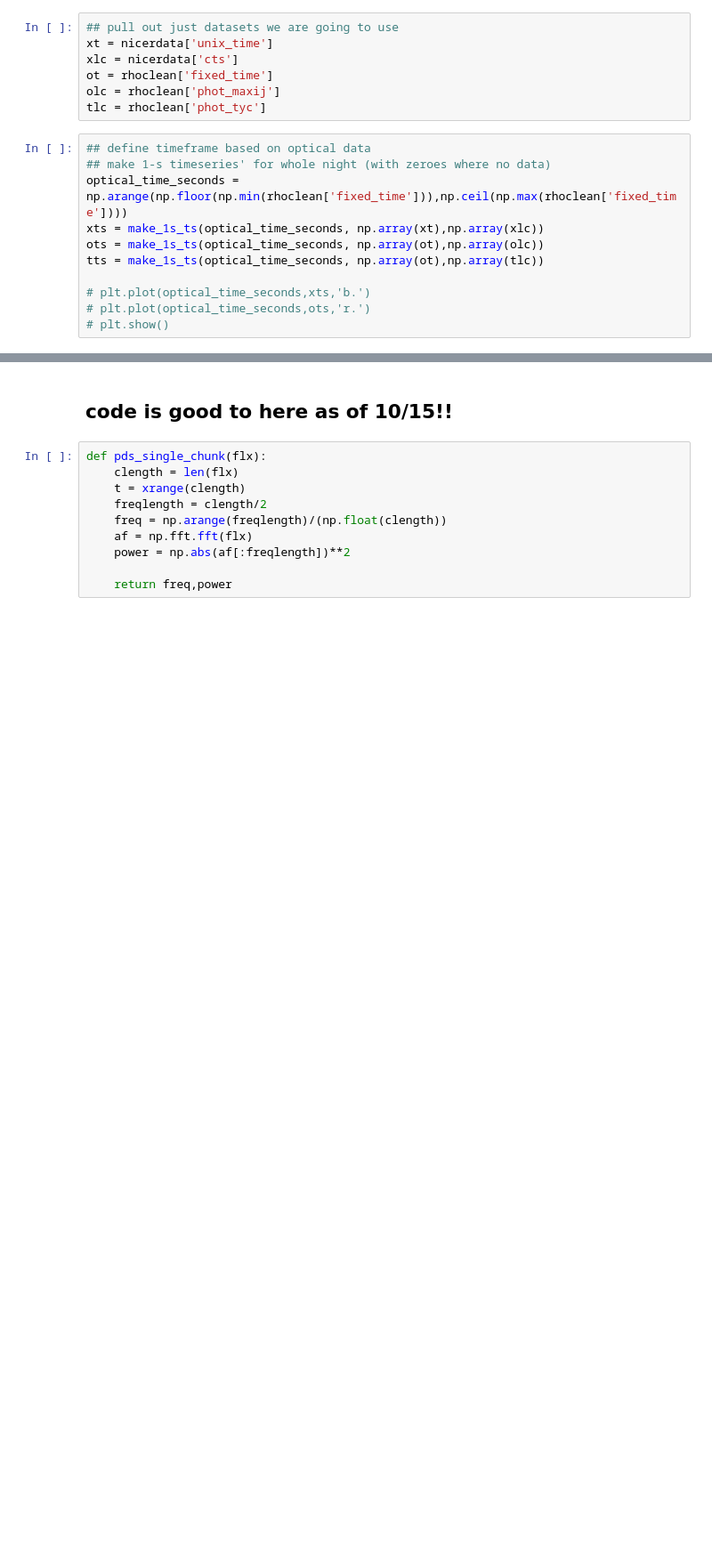
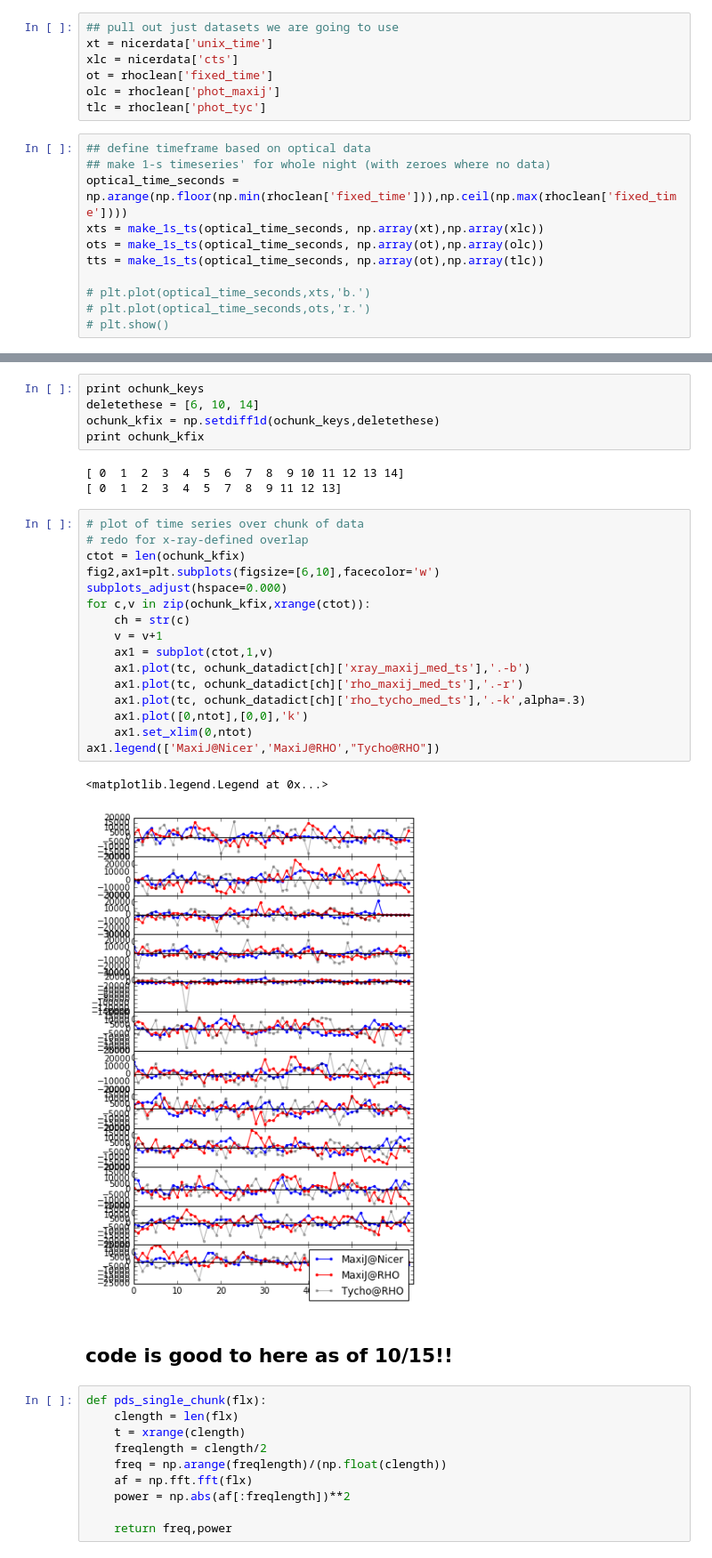
Before and after one commit to ajlemma/maxij, a Jupyter notebook: crosspower_redo_analysis_nov19_prettygood.ipynb, the cells around one changed output, grey strips where cells are left out. Shown at 89% size. Saved outputs shown, nothing was run; the diff lists cells and outputs as text; blank space fills up the shorter version.

```diff
--- a/crosspower_redo_analysis_nov19_prettygood.ipynb
+++ b/crosspower_redo_analysis_nov19_prettygood.ipynb
@@ -247,3 +418,30 @@ ax1.legend(['MaxiJ@Nicer','MaxiJ@RHO',"Tycho@RHO"])
+# %%
+print ochunk_keys
+deletethese = [6, 10, 14]
+ochunk_kfix = np.setdiff1d(ochunk_keys,deletethese)
+print ochunk_kfix
+# %% [output]
+[ 0  1  2  3  4  5  6  7  8  9 10 11 12 13 14]
+[ 0  1  2  3  4  5  7  8  9 11 12 13]
+# %%
+# plot of time series over chunk of data
+# redo for x-ray-defined overlap
+ctot = len(ochunk_kfix)
+fig2,ax1=plt.subplots(figsize=[6,10],facecolor='w')
+subplots_adjust(hspace=0.000)
+for c,v in zip(ochunk_kfix,xrange(ctot)):
+    ch = str(c)
+    v = v+1
+    ax1 = subplot(ctot,1,v)
+    ax1.plot(tc, ochunk_datadict[ch]['xray_maxij_med_ts'],'.-b')
+    ax1.plot(tc, ochunk_datadict[ch]['rho_maxij_med_ts'],'.-r')
+    ax1.plot(tc, ochunk_datadict[ch]['rho_tycho_med_ts'],'.-k',alpha=.3)
+    ax1.plot([0,ntot],[0,0],'k')
+    ax1.set_xlim(0,ntot)
+ax1.legend(['MaxiJ@Nicer','MaxiJ@RHO',"Tycho@RHO"])
+# %% [output]
+<matplotlib.legend.Legend at 0x...>
+[figure, added]
 # %% [markdown]
 ## code is good to here as of 10/15!!
 # %%
```
Also changed, not shown: parts of 43 cells of this notebook.
